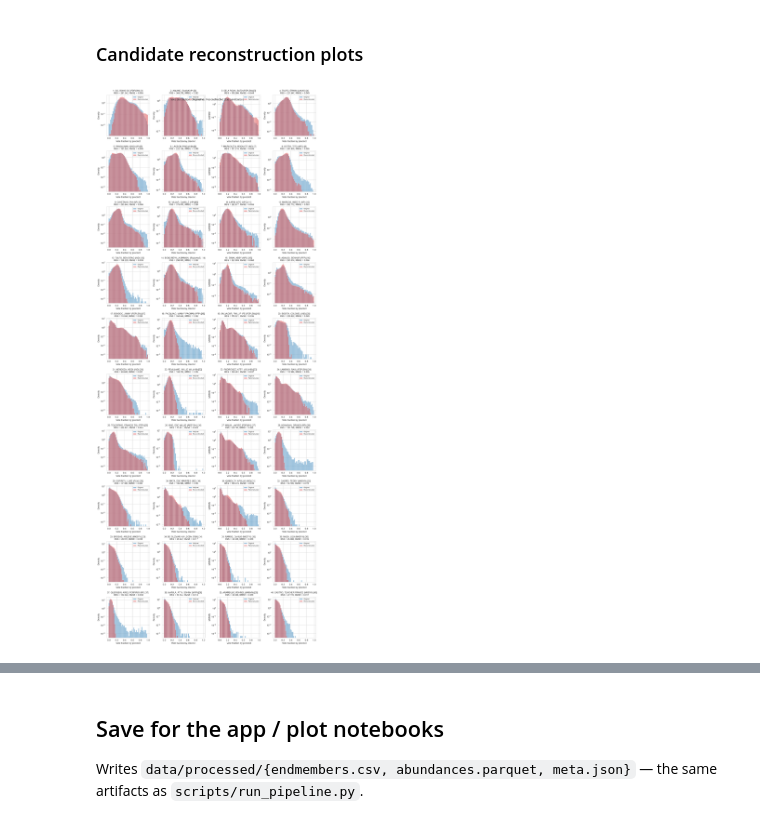
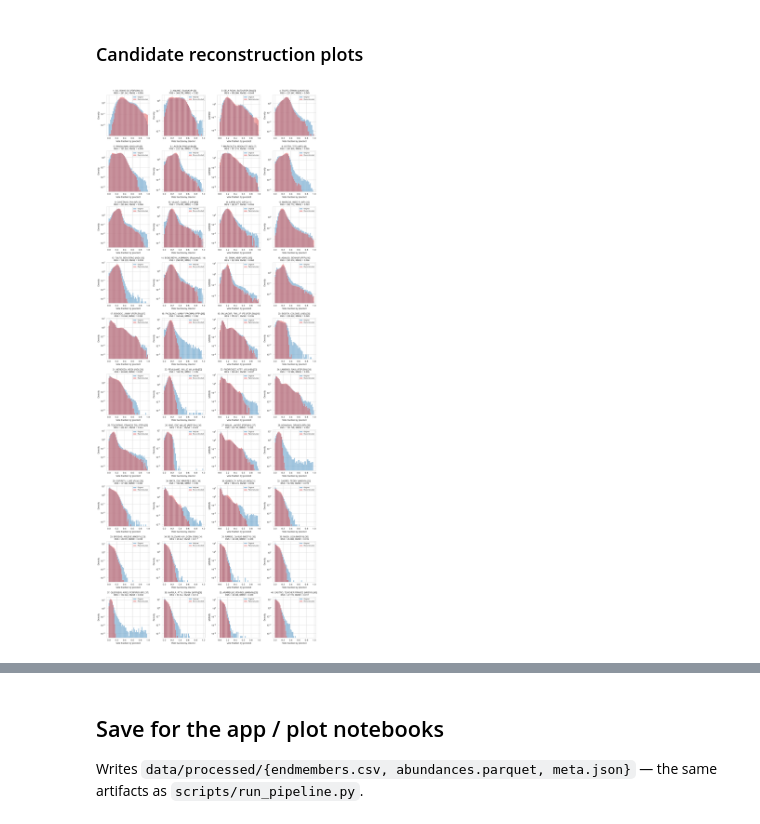
Before and after one commit to harjonillo/voting-unmixing-ph, a Jupyter notebook: notebooks/02_unmixing_pipeline.ipynb, the cells around one changed output, grey strips where cells are left out. Cells and saved outputs as stored; diff of their text form; code cells hidden in the pictures.

```diff
--- a/notebooks/02_unmixing_pipeline.ipynb
+++ b/notebooks/02_unmixing_pipeline.ipynb
@@ -118,32 +119,32 @@ xmax = np.ceil(np.nanmax(Y))
 bins_r = np.linspace(xmin, xmax, 50)
 
 fig, axs = plt.subplots(nrows_r, ncols_r, figsize=(ncols_r * 3.5, nrows_r * 3.5))
 axs_flat = axs.flatten()
 
 for i in range(n_show_recon):
     ax = axs_flat[i]
 
     rss_by_candidate = np.sum((Y[i, :] - Y_rec[i, :]) ** 2)
     rmse_by_candidate = np.sqrt(np.mean((Y[i, :] - Y_rec[i, :]) ** 2))
 
     hist, edges = np.histogram(Y[i, :], bins=bins_r, density=True)
     hist_rec, edges_rec = np.histogram(Y_rec[i, :], bins=bins_r, density=True)
 
     ax.bar(edges[:-1], hist, width=np.diff(edges), color='C0', alpha=0.5, label='Original')
     ax.bar(edges_rec[:-1], hist_rec, width=np.diff(edges_rec), color='C3', alpha=0.5, label='Reconstructed')
     ax.set_title(f'{i+1}: {pre.candidate_labels[i]} \n RSS = {rss_by_candidate:.3f}, RMSE = {rmse_by_candidate:.3f}', fontsize=9)
     ax.set_yscale('log')
     ax.legend(fontsize=7)
     ax.set_ylabel('Density')
     ax.set_xlabel('Vote fraction by precinct')
 
 for k in range(n_show_recon, len(axs_flat)):
     axs_flat[k].set_visible(False)
 
 
 fig.tight_layout()
-fig.suptitle('Vote distribution: Original vs. Reconstructed (top candidates)', fontsize=12)
+# fig.suptitle('Vote distribution: Original vs. Reconstructed (top candidates)', fontsize=12)
 
 plt.show()
 # %% [output]
-[figure, old version]
+[figure, new version]
```
Also changed, not shown: parts of 7 cells of this notebook, 1 other file.
